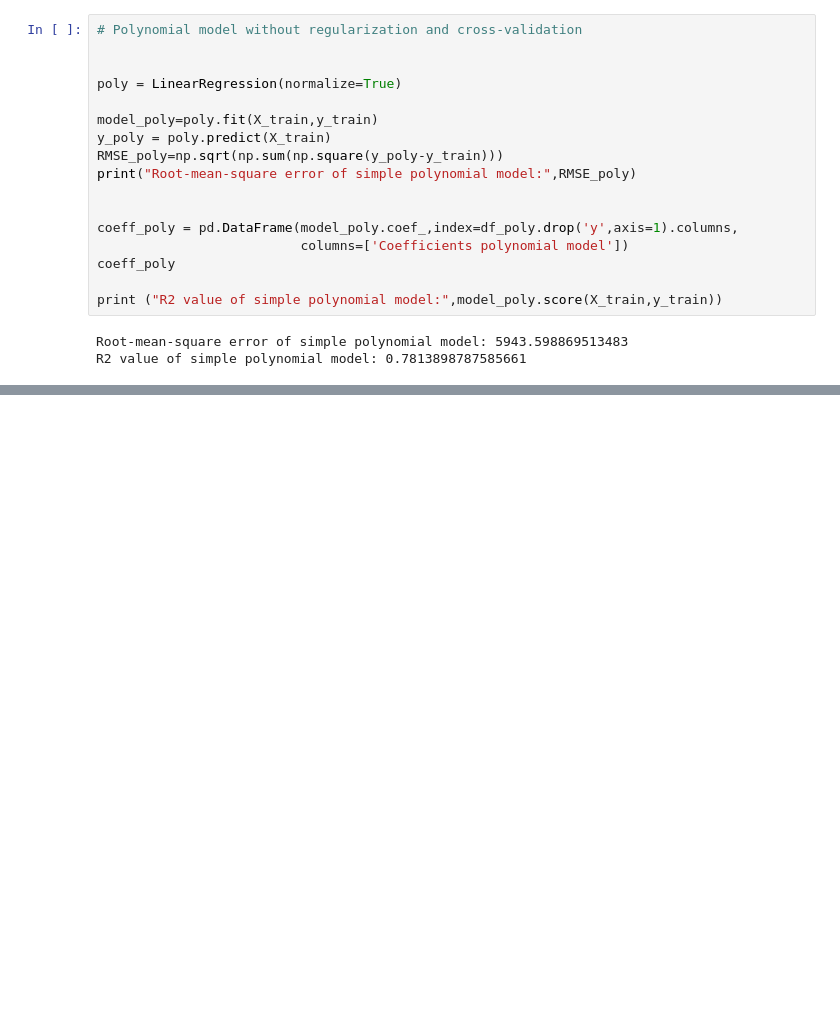
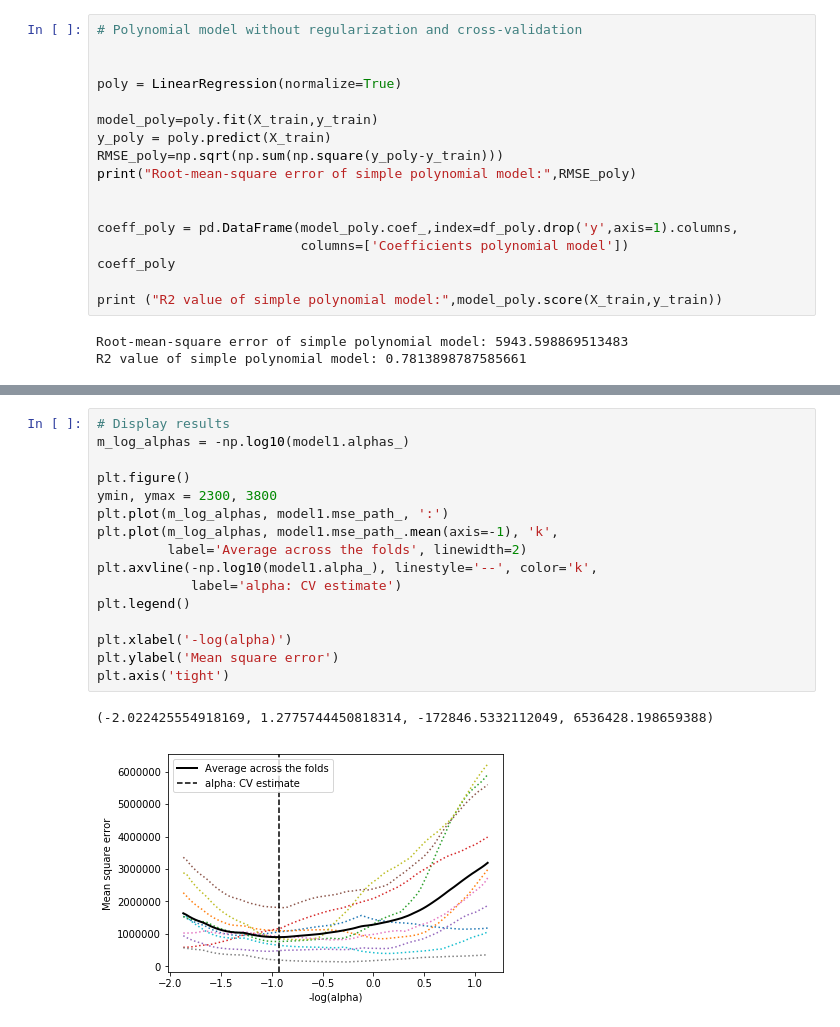
Before and after one commit to unicornionegro/MachineLearningProject, a Jupyter notebook: polynomial.ipynb, the cells around one changed output, grey strips where cells are left out. Drawn from its saved outputs; the diff is of its cells as text; blank space fills up the shorter version.

```diff
--- a/polynomial.ipynb
+++ b/polynomial.ipynb
@@ -90,0 +113,19 @@ coeff1[coeff1['Coefficients Metamodel']!=0]
+# %%
+# Display results
+m_log_alphas = -np.log10(model1.alphas_)
+
+plt.figure()
+ymin, ymax = 2300, 3800
+plt.plot(m_log_alphas, model1.mse_path_, ':')
+plt.plot(m_log_alphas, model1.mse_path_.mean(axis=-1), 'k',
+         label='Average across the folds', linewidth=2)
+plt.axvline(-np.log10(model1.alpha_), linestyle='--', color='k',
+            label='alpha: CV estimate')
+plt.legend()
+
+plt.xlabel('-log(alpha)')
+plt.ylabel('Mean square error')
+plt.axis('tight')
+# %% [output]
+(-2.022425554918169, 1.2775744450818314, -172846.5332112049, 6536428.198659388)
+[figure, added]
```
Also changed, not shown: parts of 2 cells of this notebook.
